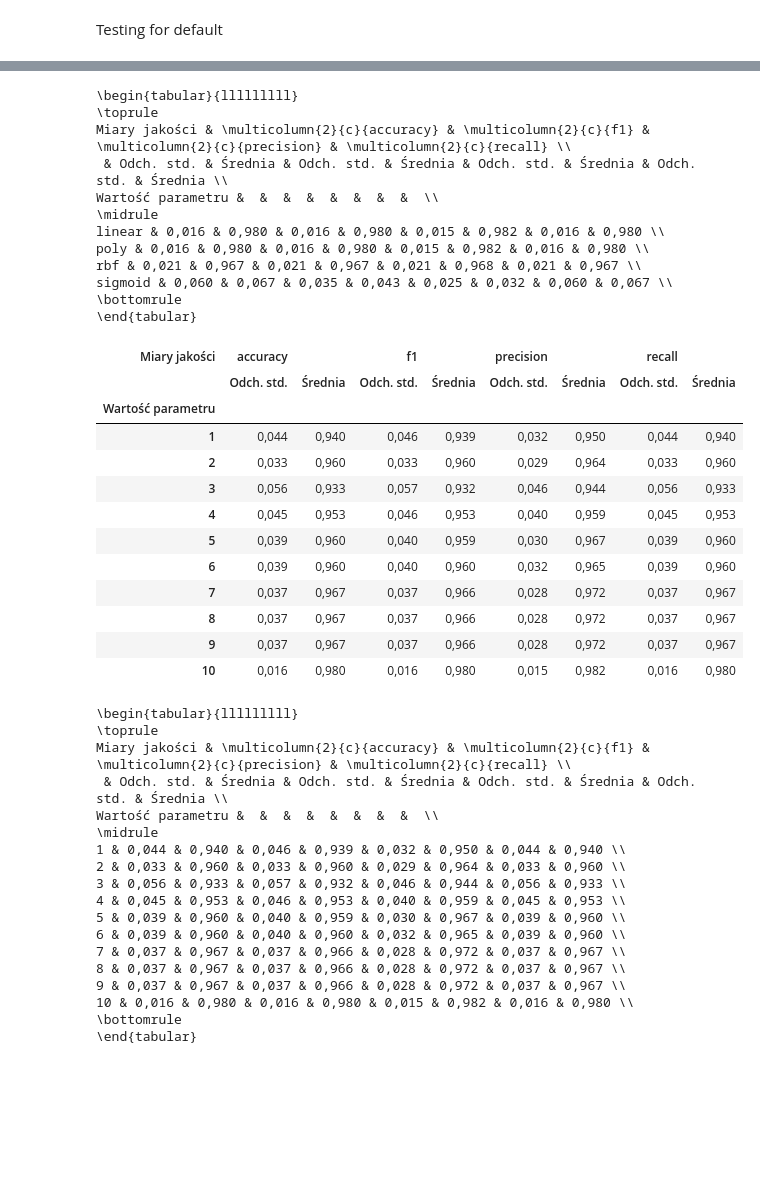
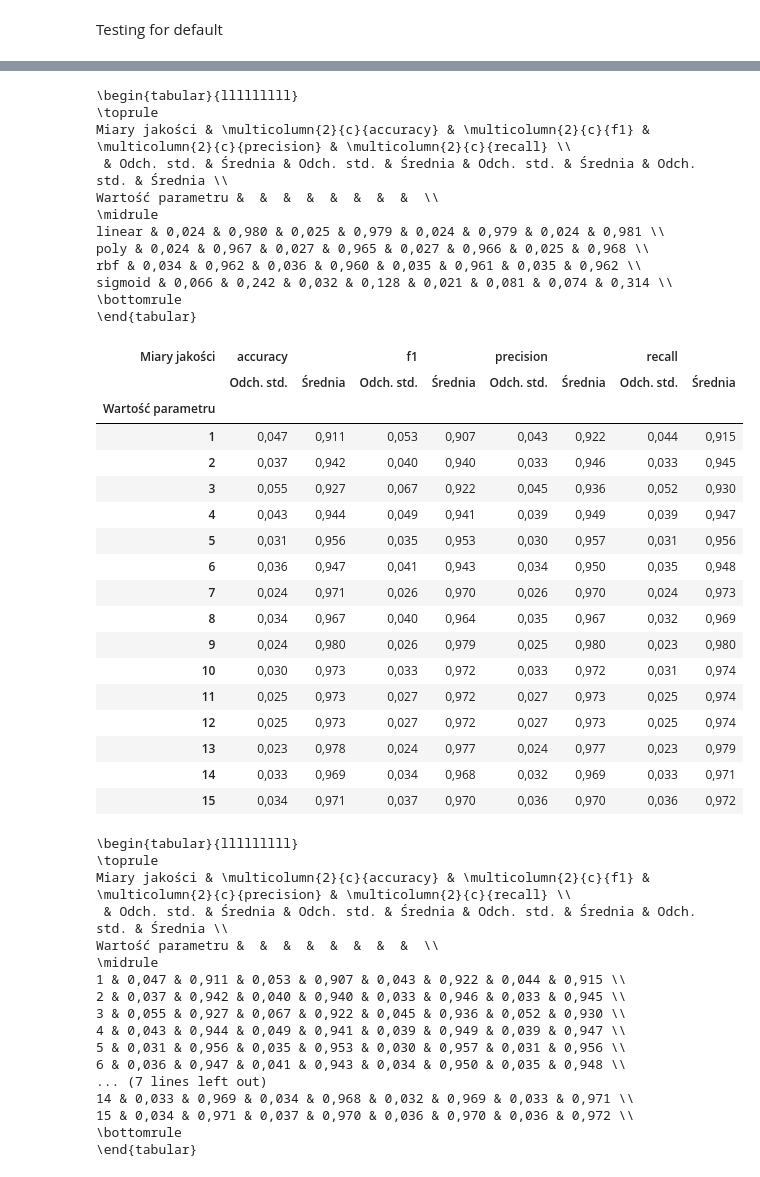
Before and after one commit to kubamarchut/wsi, a Jupyter notebook: ex-4/main.ipynb, the cells around one changed output, grey strips where cells are left out. Drawn from its saved outputs; the diff is of its cells as text; code cells hidden in the pictures; blank space fills up the shorter version.

Commit message:
properly implementing folds

```diff
--- a/ex-4/main.ipynb
+++ b/ex-4/main.ipynb
@@ -58,8 +58,9 @@ def conduct_tests_tree(folds, scores_dict, random_states, param_name = None, par
             clf = DecisionTreeClassifier(random_state=random_state)
         else:
             clf = DecisionTreeClassifier(random_state=random_state, **{param_name: param_value})
+        kf = KFold(n_splits=folds, shuffle=True, random_state=random_state)
         results = cross_validate(clf, iris_data.data, iris_data.target, scoring=scores_dict,
-                                cv=folds)
+                                cv=kf)
         for score_name, score_values in results.items():
             if 'test_' in score_name:
                 res[score_name[5:]].append(score_values)
@@ -197,8 +198,9 @@ def conduct_tests_svm(folds, scores_dict, random_states, param_name = None, para
             clf = SVC(random_state=random_state)
         else:
             clf = SVC(random_state=random_state, **{param_name: param_value}, tol=10e-6)
+        kf = KFold(n_splits=folds, shuffle=True, random_state=random_state)
         results = cross_validate(clf, iris_data.data, iris_data.target, scoring=scores_dict,
-                                cv=folds)
+                                cv=kf)
         for score_name, score_values in results.items():
             if 'test_' in score_name:
                 res[score_name[5:]].append(score_values)
@@ -231,7 +233,7 @@ Standard Deviation of F1: 0.021081890794608538
 PARAMETERS = {
     'C': [0.1, 1, 10],
     'kernel': ['linear', 'poly', 'rbf', 'sigmoid'],
-    'max_iter': np.arange(1, 11, 1)
+    'max_iter': np.arange(1, 16, 1)
 }
 
 results_by_param = {}
@@ -294,43 +296,47 @@ Wartość parametru &  &  &  &  &  &  &  &  \\
 \begin{tabular}{lllllllll}
 \toprule
 Miary jakości & \multicolumn{2}{c}{accuracy} & \multicolumn{2}{c}{f1} & \multicolumn{2}{c}{precision} & \multicolumn{2}{c}{recall} \\
  & Odch. std. & Średnia & Odch. std. & Średnia & Odch. std. & Średnia & Odch. std. & Średnia \\
 Wartość parametru &  &  &  &  &  &  &  &  \\
 \midrule
-linear & 0,016 & 0,980 & 0,016 & 0,980 & 0,015 & 0,982 & 0,016 & 0,980 \\
-poly & 0,016 & 0,980 & 0,016 & 0,980 & 0,015 & 0,982 & 0,016 & 0,980 \\
-rbf & 0,021 & 0,967 & 0,021 & 0,967 & 0,021 & 0,968 & 0,021 & 0,967 \\
-sigmoid & 0,060 & 0,067 & 0,035 & 0,043 & 0,025 & 0,032 & 0,060 & 0,067 \\
+linear & 0,024 & 0,980 & 0,025 & 0,979 & 0,024 & 0,979 & 0,024 & 0,981 \\
+poly & 0,024 & 0,967 & 0,027 & 0,965 & 0,027 & 0,966 & 0,025 & 0,968 \\
+rbf & 0,034 & 0,962 & 0,036 & 0,960 & 0,035 & 0,961 & 0,035 & 0,962 \\
+sigmoid & 0,066 & 0,242 & 0,032 & 0,128 & 0,021 & 0,081 & 0,074 & 0,314 \\
 \bottomrule
 \end{tabular}
 | Miary jakości | accuracy |  | f1 |  | precision |  | recall |  |
 |  | Odch. std. | Średnia | Odch. std. | Średnia | Odch. std. | Średnia | Odch. std. | Średnia |
 | Wartość parametru |  |  |  |  |  |  |  |  |
-| 1 | 0,044 | 0,940 | 0,046 | 0,939 | 0,032 | 0,950 | 0,044 | 0,940 |
-| 2 | 0,033 | 0,960 | 0,033 | 0,960 | 0,029 | 0,964 | 0,033 | 0,960 |
-| 3 | 0,056 | 0,933 | 0,057 | 0,932 | 0,046 | 0,944 | 0,056 | 0,933 |
-| 4 | 0,045 | 0,953 | 0,046 | 0,953 | 0,040 | 0,959 | 0,045 | 0,953 |
-| 5 | 0,039 | 0,960 | 0,040 | 0,959 | 0,030 | 0,967 | 0,039 | 0,960 |
-| 6 | 0,039 | 0,960 | 0,040 | 0,960 | 0,032 | 0,965 | 0,039 | 0,960 |
-| 7 | 0,037 | 0,967 | 0,037 | 0,966 | 0,028 | 0,972 | 0,037 | 0,967 |
-| 8 | 0,037 | 0,967 | 0,037 | 0,966 | 0,028 | 0,972 | 0,037 | 0,967 |
-| 9 | 0,037 | 0,967 | 0,037 | 0,966 | 0,028 | 0,972 | 0,037 | 0,967 |
-| 10 | 0,016 | 0,980 | 0,016 | 0,980 | 0,015 | 0,982 | 0,016 | 0,980 |
+| 1 | 0,047 | 0,911 | 0,053 | 0,907 | 0,043 | 0,922 | 0,044 | 0,915 |
+| 2 | 0,037 | 0,942 | 0,040 | 0,940 | 0,033 | 0,946 | 0,033 | 0,945 |
+| 3 | 0,055 | 0,927 | 0,067 | 0,922 | 0,045 | 0,936 | 0,052 | 0,930 |
+| 4 | 0,043 | 0,944 | 0,049 | 0,941 | 0,039 | 0,949 | 0,039 | 0,947 |
+| 5 | 0,031 | 0,956 | 0,035 | 0,953 | 0,030 | 0,957 | 0,031 | 0,956 |
+| 6 | 0,036 | 0,947 | 0,041 | 0,943 | 0,034 | 0,950 | 0,035 | 0,948 |
+| 7 | 0,024 | 0,971 | 0,026 | 0,970 | 0,026 | 0,970 | 0,024 | 0,973 |
+| 8 | 0,034 | 0,967 | 0,040 | 0,964 | 0,035 | 0,967 | 0,032 | 0,969 |
+| 9 | 0,024 | 0,980 | 0,026 | 0,979 | 0,025 | 0,980 | 0,023 | 0,980 |
+| 10 | 0,030 | 0,973 | 0,033 | 0,972 | 0,033 | 0,972 | 0,031 | 0,974 |
+| 11 | 0,025 | 0,973 | 0,027 | 0,972 | 0,027 | 0,973 | 0,025 | 0,974 |
+| 12 | 0,025 | 0,973 | 0,027 | 0,972 | 0,027 | 0,973 | 0,025 | 0,974 |
+| 13 | 0,023 | 0,978 | 0,024 | 0,977 | 0,024 | 0,977 | 0,023 | 0,979 |
+| 14 | 0,033 | 0,969 | 0,034 | 0,968 | 0,032 | 0,969 | 0,033 | 0,971 |
+| 15 | 0,034 | 0,971 | 0,037 | 0,970 | 0,036 | 0,970 | 0,036 | 0,972 |
 \begin{tabular}{lllllllll}
 \toprule
 Miary jakości & \multicolumn{2}{c}{accuracy} & \multicolumn{2}{c}{f1} & \multicolumn{2}{c}{precision} & \multicolumn{2}{c}{recall} \\
  & Odch. std. & Średnia & Odch. std. & Średnia & Odch. std. & Średnia & Odch. std. & Średnia \\
 Wartość parametru &  &  &  &  &  &  &  &  \\
 \midrule
-1 & 0,044 & 0,940 & 0,046 & 0,939 & 0,032 & 0,950 & 0,044 & 0,940 \\
-2 & 0,033 & 0,960 & 0,033 & 0,960 & 0,029 & 0,964 & 0,033 & 0,960 \\
-3 & 0,056 & 0,933 & 0,057 & 0,932 & 0,046 & 0,944 & 0,056 & 0,933 \\
-4 & 0,045 & 0,953 & 0,046 & 0,953 & 0,040 & 0,959 & 0,045 & 0,953 \\
-5 & 0,039 & 0,960 & 0,040 & 0,959 & 0,030 & 0,967 & 0,039 & 0,960 \\
-6 & 0,039 & 0,960 & 0,040 & 0,960 & 0,032 & 0,965 & 0,039 & 0,960 \\
-7 & 0,037 & 0,967 & 0,037 & 0,966 & 0,028 & 0,972 & 0,037 & 0,967 \\
-8 & 0,037 & 0,967 & 0,037 & 0,966 & 0,028 & 0,972 & 0,037 & 0,967 \\
-9 & 0,037 & 0,967 & 0,037 & 0,966 & 0,028 & 0,972 & 0,037 & 0,967 \\
-10 & 0,016 & 0,980 & 0,016 & 0,980 & 0,015 & 0,982 & 0,016 & 0,980 \\
+1 & 0,047 & 0,911 & 0,053 & 0,907 & 0,043 & 0,922 & 0,044 & 0,915 \\
+2 & 0,037 & 0,942 & 0,040 & 0,940 & 0,033 & 0,946 & 0,033 & 0,945 \\
+3 & 0,055 & 0,927 & 0,067 & 0,922 & 0,045 & 0,936 & 0,052 & 0,930 \\
+4 & 0,043 & 0,944 & 0,049 & 0,941 & 0,039 & 0,949 & 0,039 & 0,947 \\
+5 & 0,031 & 0,956 & 0,035 & 0,953 & 0,030 & 0,957 & 0,031 & 0,956 \\
+6 & 0,036 & 0,947 & 0,041 & 0,943 & 0,034 & 0,950 & 0,035 & 0,948 \\
+... (7 lines left out)
+14 & 0,033 & 0,969 & 0,034 & 0,968 & 0,032 & 0,969 & 0,033 & 0,971 \\
+15 & 0,034 & 0,971 & 0,037 & 0,970 & 0,036 & 0,970 & 0,036 & 0,972 \\
 \bottomrule
 \end{tabular}
```
Also changed, not shown: parts of 5 cells of this notebook.
